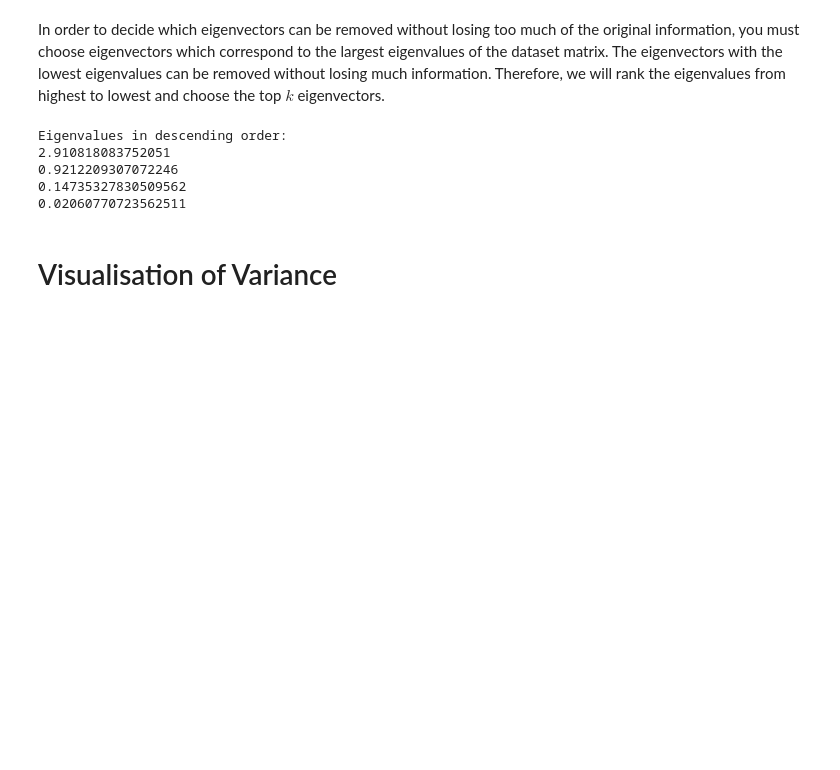
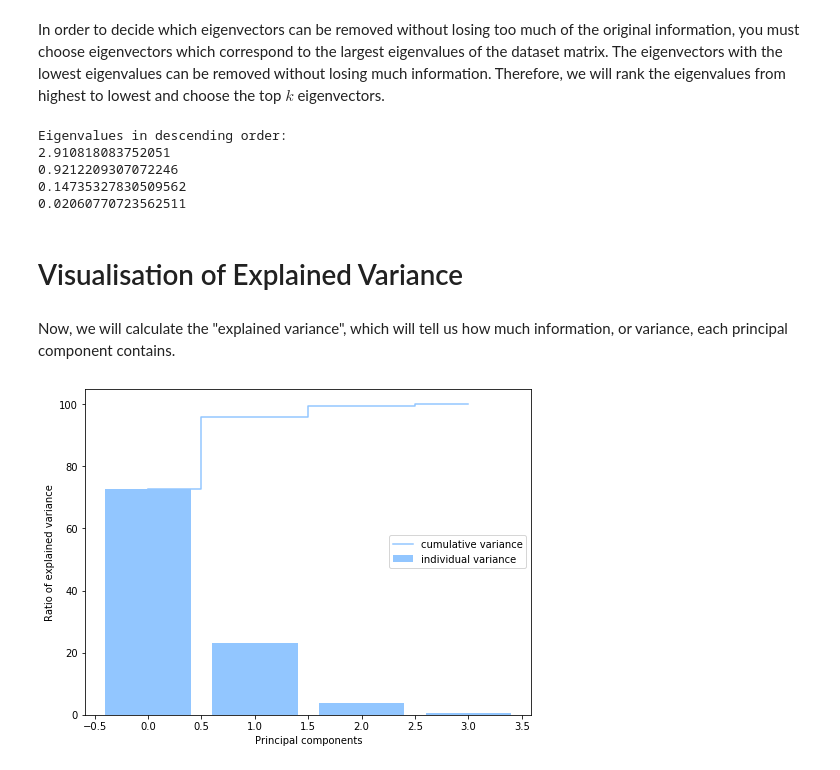
Before and after one commit to FlamingLlama/PCA_Essay_Iris, a Jupyter notebook: PCA_Iris.ipynb, the cells around one changed output. Cells and saved outputs as stored; diff of their text form; code cells hidden in the pictures; blank space fills up the shorter version.

```diff
--- a/PCA_Iris.ipynb
+++ b/PCA_Iris.ipynb
@@ -97,4 +106,23 @@ Eigenvalues in descending order:
 0.14735327830509562
 0.02060770723562511
 # %% [markdown]
-# Visualisation of Variance
+# Visualisation of Explained Variance
+# %% [markdown]
+Now, we will calculate the "explained variance", which will tell us how much information, or variance, each principal component contains.
+# %%
+total = sum(eig_vals)
+var = [(i / total)*100 for i in eig_vals]
+cum_var = np.cumsum(var)
+# %%
+with plt.style.context('seaborn-pastel'):
+    plt.figure(figsize=(8, 6))
+
+    plt.bar(range(4), var, alpha=1, align='center',
+            label='individual variance')
+    plt.step(range(4), cum_var, where='mid',
+             label='cumulative variance')
+    plt.ylabel('Ratio of explained variance')
+    plt.xlabel('Principal components')
+    plt.legend(loc='center right')
+# %% [output]
+[figure, added]
```
Also changed, not shown: parts of 14 cells of this notebook.
